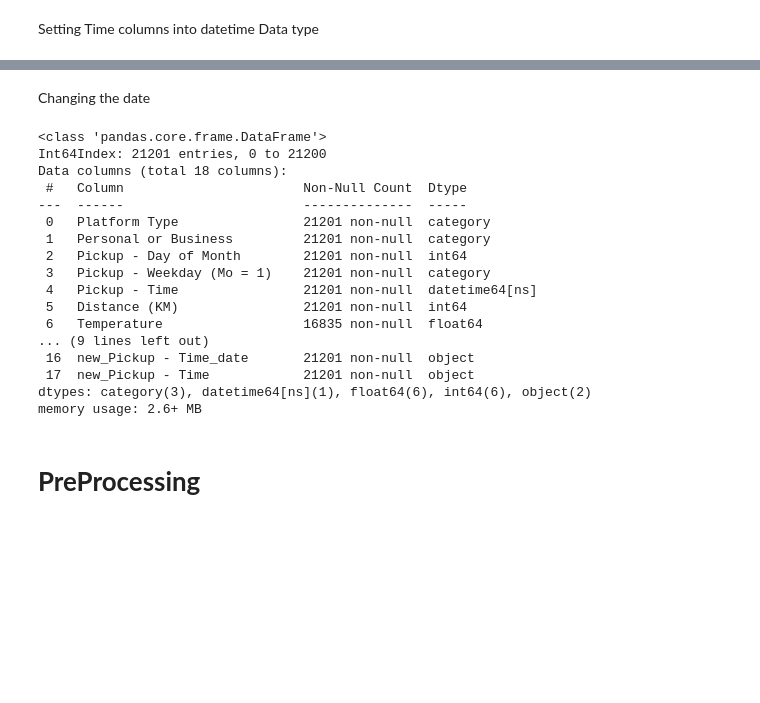
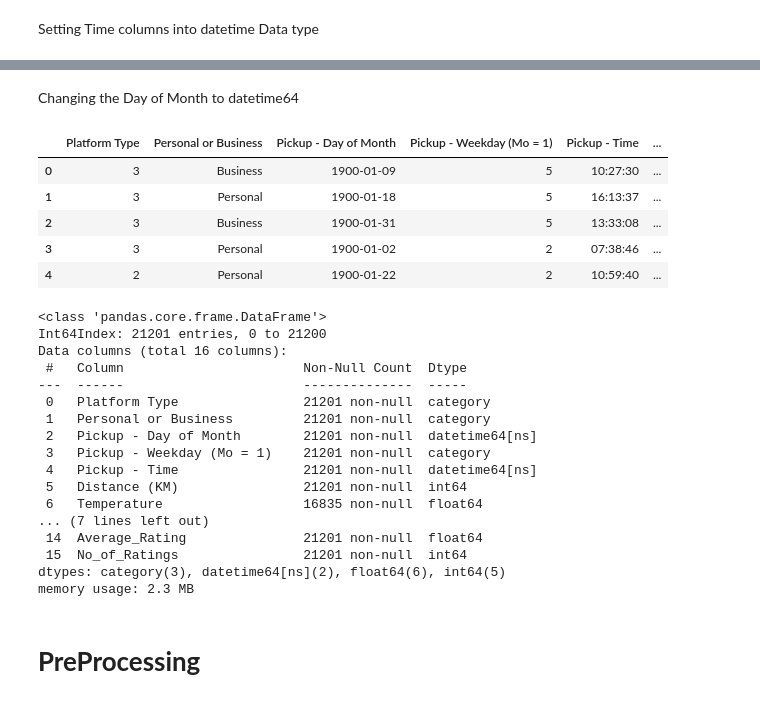
Before and after one commit to MathewNhari/Sendy-Logistics-Challenge, a Jupyter notebook: Sendy_Logistics_Challenge.ipynb, the cells around one changed output, grey strips where cells are left out. Cells and saved outputs as stored; diff of their text form; code cells hidden in the pictures; blank space fills up the shorter version.

Commit message:
Time and Date fixed

```diff
--- a/Sendy_Logistics_Challenge.ipynb
+++ b/Sendy_Logistics_Challenge.ipynb
@@ -139,13 +139,16 @@ Test[category_cols] = Test[category_cols].astype('category')
 Setting Time columns into datetime Data type
 # %%
 def timeconvert(df,Time_Cols):
-  for item in Time_Cols:
-    df[item] = (pd.to_datetime(df[item].str.strip(), format='%I:%M:%S %p').dt.strftime('%H:%M:%S'))
+  #Format = ['%I:%M:%S %p', '%I:%M:%S']
+  #for item in Time_Cols:
+    #if Format == '%I:%M:%S %p':
+     # df[Time_Cols] = pd.to_
   df[Time_Cols] = df[Time_Cols].astype('datetime64')
+
   return df
 # %%
 #Getting all time columns into a list
-Cols = ['Pickup - Time']
+Time_cols = ['Pickup - Time']
 
-Train = timeconvert(Train,Cols)
-Test = timeconvert(Test,Cols)
+Train = timeconvert(Train,Time_cols)
+Test = timeconvert(Train,Time_cols)
@@ -189,2 +154,0 @@ def splitdt(df,columns):
-# %%
-Train = splitdt(Train,Cols)
@@ -209,25 +155,40 @@ DateFix(Train, Cols)
-# %% [markdown]
-Changing the date
+# %% [markdown]
+Changing the Day of Month to datetime64
+# %%
+def DOM(df,Date_cols):
+  df['Pickup - Day of Month'] = pd.to_datetime(df['Pickup - Day of Month'], format="%d")
+  df['Pickup - Time'] = pd.to_datetime(df['Pickup - Time'],format).apply(lambda x: x.time())
+  return df
+# %%
+Date_cols = ['Pickup - Day of Month']
+DOM(Train,Date_cols).head()
+# %% [output]
+|  | Platform Type | Personal or Business | Pickup - Day of Month | Pickup - Weekday (Mo = 1) | Pickup - Time | ... |
+| 0 | 3 | Business | 1900-01-09 | 5 | 10:27:30 | ... |
+| 1 | 3 | Personal | 1900-01-18 | 5 | 16:13:37 | ... |
+| 2 | 3 | Business | 1900-01-31 | 5 | 13:33:08 | ... |
+| 3 | 3 | Personal | 1900-01-02 | 2 | 07:38:46 | ... |
+| 4 | 2 | Personal | 1900-01-22 | 2 | 10:59:40 | ... |
 # %%
 Train.info()
 # %% [output]
 <class 'pandas.core.frame.DataFrame'>
 Int64Index: 21201 entries, 0 to 21200
-Data columns (total 18 columns):
+Data columns (total 16 columns):
  #   Column                       Non-Null Count  Dtype
 ---  ------                       --------------  -----
  0   Platform Type                21201 non-null  category
  1   Personal or Business         21201 non-null  category
- 2   Pickup - Day of Month        21201 non-null  int64
+ 2   Pickup - Day of Month        21201 non-null  datetime64[ns]
  3   Pickup - Weekday (Mo = 1)    21201 non-null  category
  4   Pickup - Time                21201 non-null  datetime64[ns]
  5   Distance (KM)                21201 non-null  int64
  6   Temperature                  16835 non-null  float64
-... (9 lines left out)
- 16  new_Pickup - Time_date       21201 non-null  object
- 17  new_Pickup - Time            21201 non-null  object
-dtypes: category(3), datetime64[ns](1), float64(6), int64(6), object(2)
-memory usage: 2.6+ MB
+... (7 lines left out)
+ 14  Average_Rating               21201 non-null  float64
+ 15  No_of_Ratings                21201 non-null  int64
+dtypes: category(3), datetime64[ns](2), float64(6), int64(5)
+memory usage: 2.3 MB
 # %% [markdown]
 # **PreProcessing**
 # %% [markdown]
```
Also changed, not shown: parts of 8 cells of this notebook.
